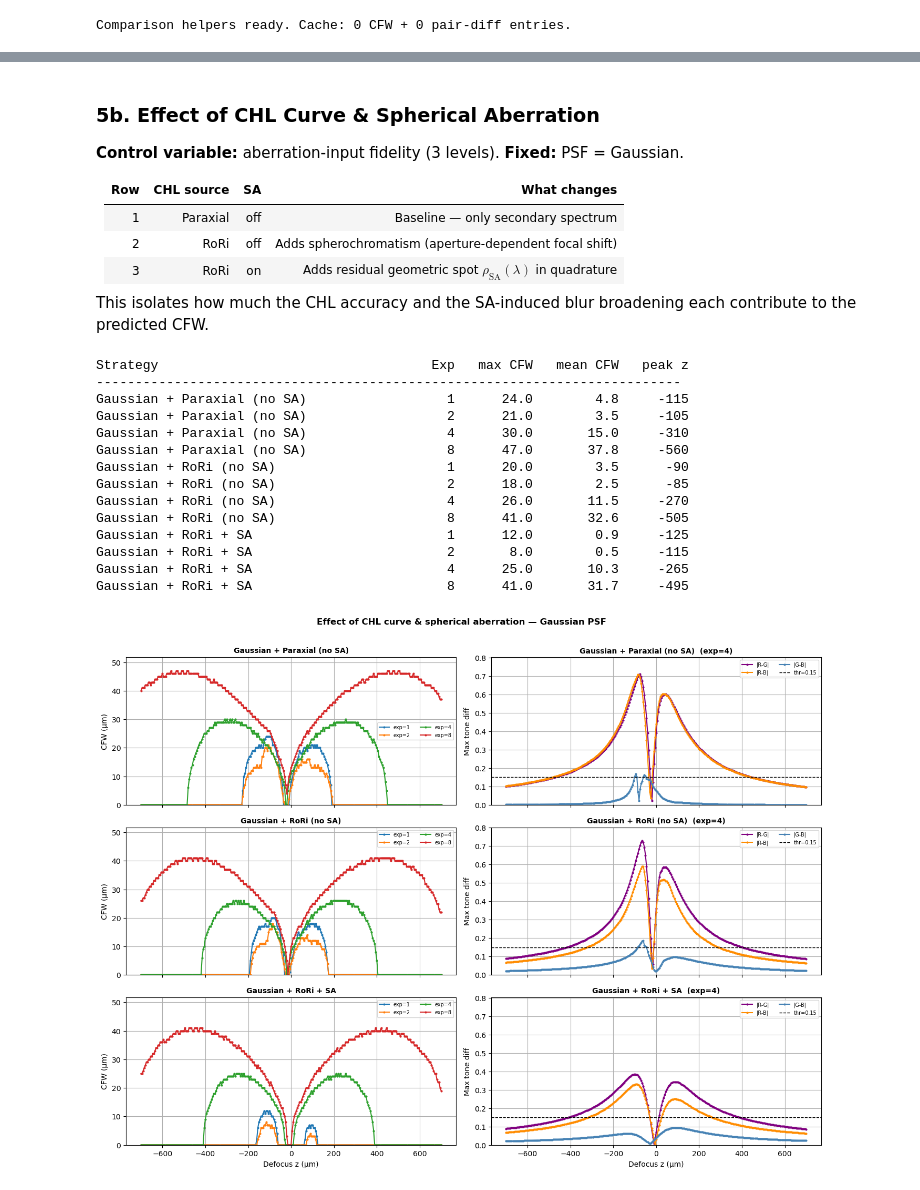
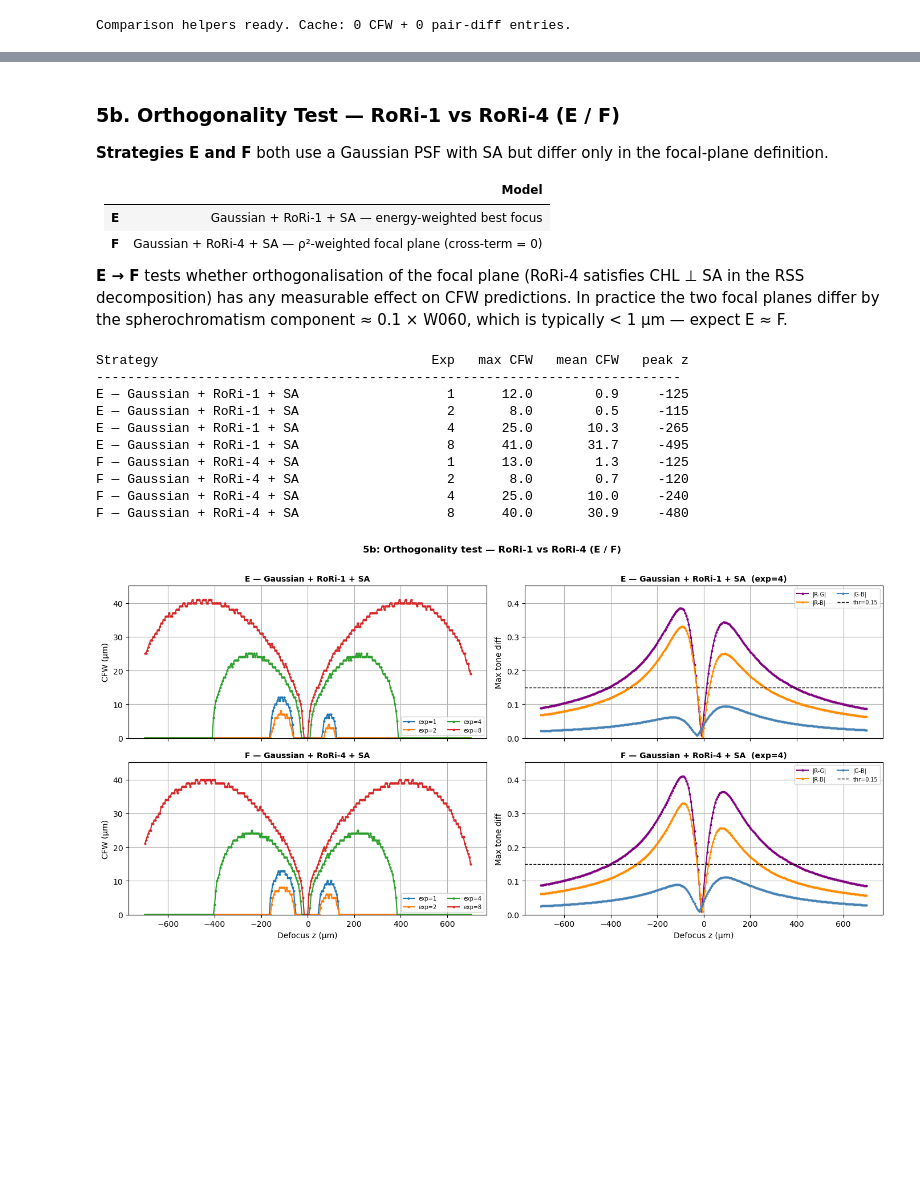
Before and after one commit to Leyangf/ColorFringeCalculation, a Jupyter notebook: examples/cfw_geom_demo.ipynb, the cells around one changed output, grey strips where cells are left out. Saved outputs shown, nothing was run; the diff lists cells and outputs as text; code cells hidden in the pictures; blank space fills up the shorter version.

```diff
--- a/examples/cfw_geom_demo.ipynb
+++ b/examples/cfw_geom_demo.ipynb
@@ -261,13 +283,19 @@ This diagnostic compares three SA profiles against the ray-fan ground truth:
 3. **Ray fan**: actual $\mathrm{TA}(\rho)$ at per-wavelength RoRi focus (32 points per wavelength)
 # %%
 # ── 3c. Per-Pupil SA Profile Diagnostic ──────────────────────────────
-from chromf.optiland_bridge import _sk_real, _paraxial_bfl, _RORI_PY, _RORI_WEIGHTS, _RORI_SUM
+from chromf.optiland_bridge import (
+    _sk_real, _paraxial_bfl,
+    _RORI1_PY, _RORI1_WEIGHTS, _RORI1_SUM
+)
+_RORI_PY      = _RORI1_PY
+_RORI_WEIGHTS = _RORI1_WEIGHTS
+_RORI_SUM     = _RORI1_SUM
 
 denom = np.sqrt(4 * FN_DEFAULT**2 - 1)
 paraxial_obj = lens1.paraxial
 z_start = float(paraxial_obj.surfaces.positions[1, 0]) - 1.0
 
-py_arr = np.array(_RORI_PY)         # 5 pupil heights: 0, 0.5, 0.707, 0.866, 1
+py_arr = np.array(_RORI_PY)         # pupil heights (5, RoRi-1 nodes)
 w_arr  = np.array(_RORI_WEIGHTS)    # RoRi weights
 
 # ── 1. Compute per-pupil TA_SA from 5 SK values ──────────────────────
@@ -279,6 +307,7 @@ ta_sa_5pt = {}    # {wl: ta_sa_µm at 5 pupil heights}
 
 for wl_nm in wl_select:
     wl_um = wl_nm / 1000.0
+    # rori1 and rori4 both start with paraxial (ρ=0)
     sks = np.array(
         [_paraxial_bfl(paraxial_obj, wl_nm, z_start)]
         + [_sk_real(lens1, py, wl_um) for py in _RORI_PY[1:]]
@@ -298,7 +327,7 @@ ta_rf_at_rori = {}              # {wl: signed TA at RoRi, shape (32,)}
 
 for wl_nm in wl_select:
     j = np.argmin(np.abs(ray_fan["wl_nm"] - wl_nm))
-    chl_wl = np.interp(wl_nm, rori_curve[:, 0], rori_curve[:, 1])  # µm
+    chl_wl = np.interp(wl_nm, rori1_curve[:, 0], rori1_curve[:, 1])  # µm
     ta_rf_at_rori[wl_nm] = ray_fan["TA0"][:, j] + ray_fan["slope"][:, j] * chl_wl
 
 # ── 3. Current ρ³ model: 2ρ³ × ρ_SA ─────────────────────────────────
@@ -311,9 +340,9 @@ for wl_nm in wl_select:
 poly_coeffs = {}  # {wl: (c3, c5)}
 for wl_nm in wl_select:
     ta = ta_sa_5pt[wl_nm]
-    # Fit TA_SA(ρ) = c₃ρ³ + c₅ρ⁵ using the 4 non-trivial points (ρ=0 → TA=0, trivially satisfied)
-    rho_pts = py_arr[1:]    # [0.5, 0.707, 0.866, 1.0]
-    ta_pts  = ta[1:]        # corresponding TA values
+    # Fit TA_SA(ρ) = c₃ρ³ + c₅ρ⁵; skip ρ=0 (trivially zero)
+    rho_pts = py_arr[1:]
+    ta_pts  = ta[1:]
     # Design matrix: [ρ³, ρ⁵]
     A = np.column_stack([rho_pts**3, rho_pts**5])
     c35, _, _, _ = np.linalg.lstsq(A, ta_pts, rcond=None)
@@ -808,38 +874,30 @@ MZD + Paraxial                               8      51.0       37.8     +655
 # %% [markdown]
-### 5b. Effect of CHL Curve & Spherical Aberration
+### 5b. Orthogonality Test — RoRi-1 vs RoRi-4 (E / F)
 
-**Control variable:** aberration-input fidelity (3 levels).
-**Fixed:** PSF = Gaussian.
+**Strategies E and F** both use a Gaussian PSF with SA but differ only in the focal-plane definition.
 
-| Row | CHL source | SA | What changes |
-|-----|------------|------|-------------|
-| 1 | Paraxial | off | Baseline — only secondary spectrum |
-| 2 | RoRi | off | Adds spherochromatism (aperture-dependent focal shift) |
-| 3 | RoRi | on | Adds residual geometric spot $\rho_{\mathrm{SA}}(\lambda)$ in quadrature |
+| | Model |
+|---|---|
+| **E** | Gaussian + RoRi-1 + SA — energy-weighted best focus |
+| **F** | Gaussian + RoRi-4 + SA — ρ²-weighted focal plane (cross-term = 0) |
 
-This isolates how much the CHL accuracy and the SA-induced blur broadening each contribute to the predicted CFW.
+**E → F** tests whether orthogonalisation of the focal plane (RoRi-4 satisfies CHL ⊥ SA in the RSS decomposition) has any measurable effect on CFW predictions.  In practice the two focal planes differ by the spherochromatism component ≈ 0.1 × W060, which is typically < 1 µm — expect E ≈ F.
 # %%
 plot_comparison([
-    {"label": "Gaussian + Paraxial (no SA)",  "psf_mode": "gauss",
-     "chl_curve": paraxial_curve[:, 1]},
-    {"label": "Gaussian + RoRi (no SA)",      "psf_mode": "gauss",
-     "chl_curve": rori_curve[:, 1]},
-    {"label": "Gaussian + RoRi + SA",         "psf_mode": "gauss",
-     "chl_curve": rori_curve[:, 1], "sa_curve": spot_curve[:, 1]},
-], suptitle="Effect of CHL curve & spherical aberration — Gaussian PSF")
+    {"label": "E — Gaussian + RoRi-1 + SA",  "psf_mode": "gauss",
+     "chl_curve": rori1_curve[:, 1], "sa_curve": spot1_curve[:, 1]},
+    {"label": "F — Gaussian + RoRi-4 + SA",  "psf_mode": "gauss",
+     "chl_curve": rori4_curve[:, 1], "sa_curve": spot4_curve[:, 1]},
+], suptitle="5b: Orthogonality test — RoRi-1 vs RoRi-4 (E / F)")
 # %% [output]
 Strategy                                   Exp   max CFW   mean CFW   peak z
 ---------------------------------------------------------------------------
-Gaussian + Paraxial (no SA)                  1      24.0        4.8     -115
-Gaussian + Paraxial (no SA)                  2      21.0        3.5     -105
-Gaussian + Paraxial (no SA)                  4      30.0       15.0     -310
-Gaussian + Paraxial (no SA)                  8      47.0       37.8     -560
-Gaussian + RoRi (no SA)                      1      20.0        3.5      -90
-Gaussian + RoRi (no SA)                      2      18.0        2.5      -85
-Gaussian + RoRi (no SA)                      4      26.0       11.5     -270
-Gaussian + RoRi (no SA)                      8      41.0       32.6     -505
-Gaussian + RoRi + SA                         1      12.0        0.9     -125
-Gaussian + RoRi + SA                         2       8.0        0.5     -115
-Gaussian + RoRi + SA                         4      25.0       10.3     -265
-Gaussian + RoRi + SA                         8      41.0       31.7     -495
+E — Gaussian + RoRi-1 + SA                   1      12.0        0.9     -125
+E — Gaussian + RoRi-1 + SA                   2       8.0        0.5     -115
+E — Gaussian + RoRi-1 + SA                   4      25.0       10.3     -265
+E — Gaussian + RoRi-1 + SA                   8      41.0       31.7     -495
+F — Gaussian + RoRi-4 + SA                   1      13.0        1.3     -125
+F — Gaussian + RoRi-4 + SA                   2       8.0        0.7     -120
+F — Gaussian + RoRi-4 + SA                   4      25.0       10.0     -240
+F — Gaussian + RoRi-4 + SA                   8      40.0       30.9     -480
-[figure, old version]
+[figure, new version]
```
Also changed, not shown: parts of 13 cells of this notebook, 5 other files.
